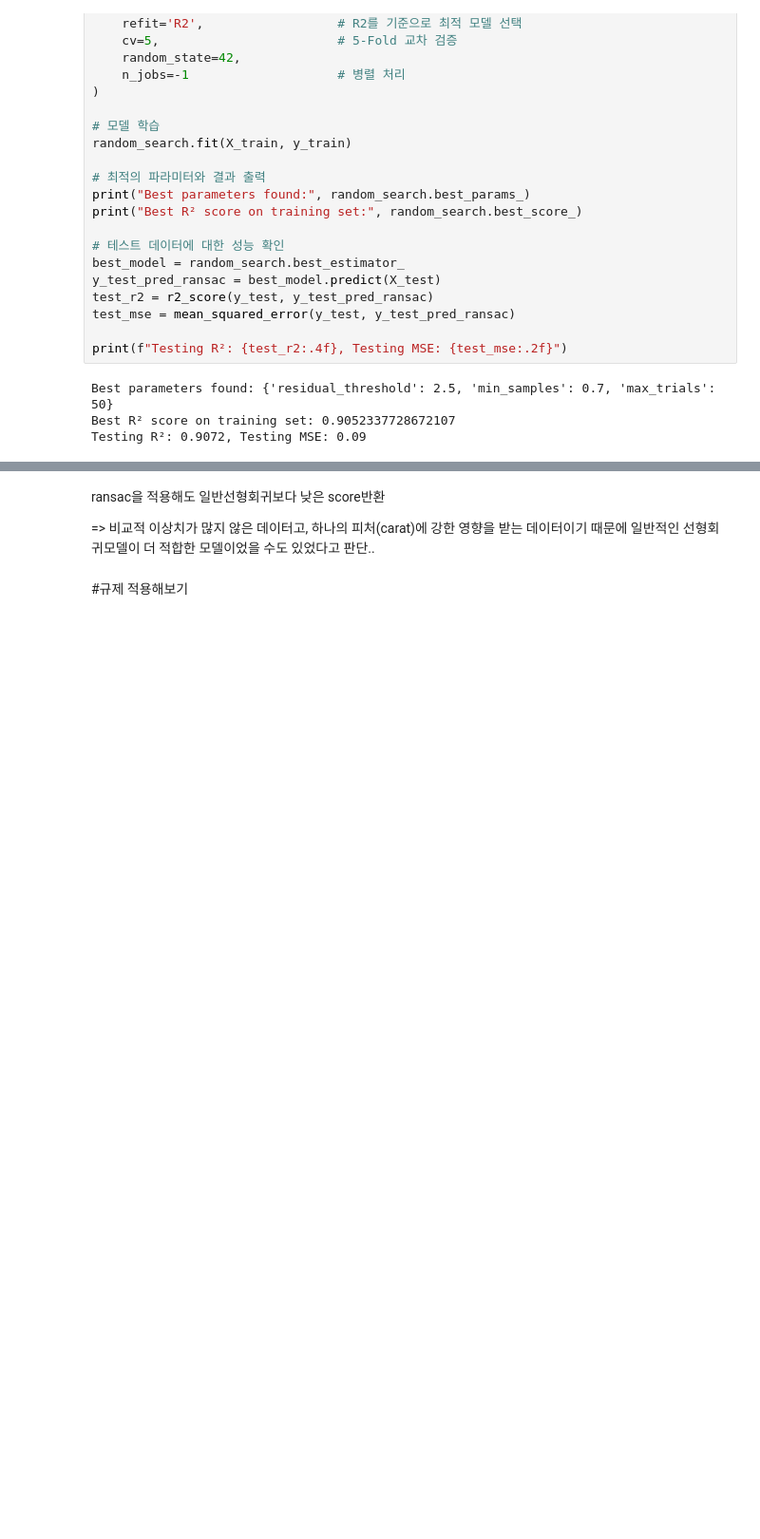
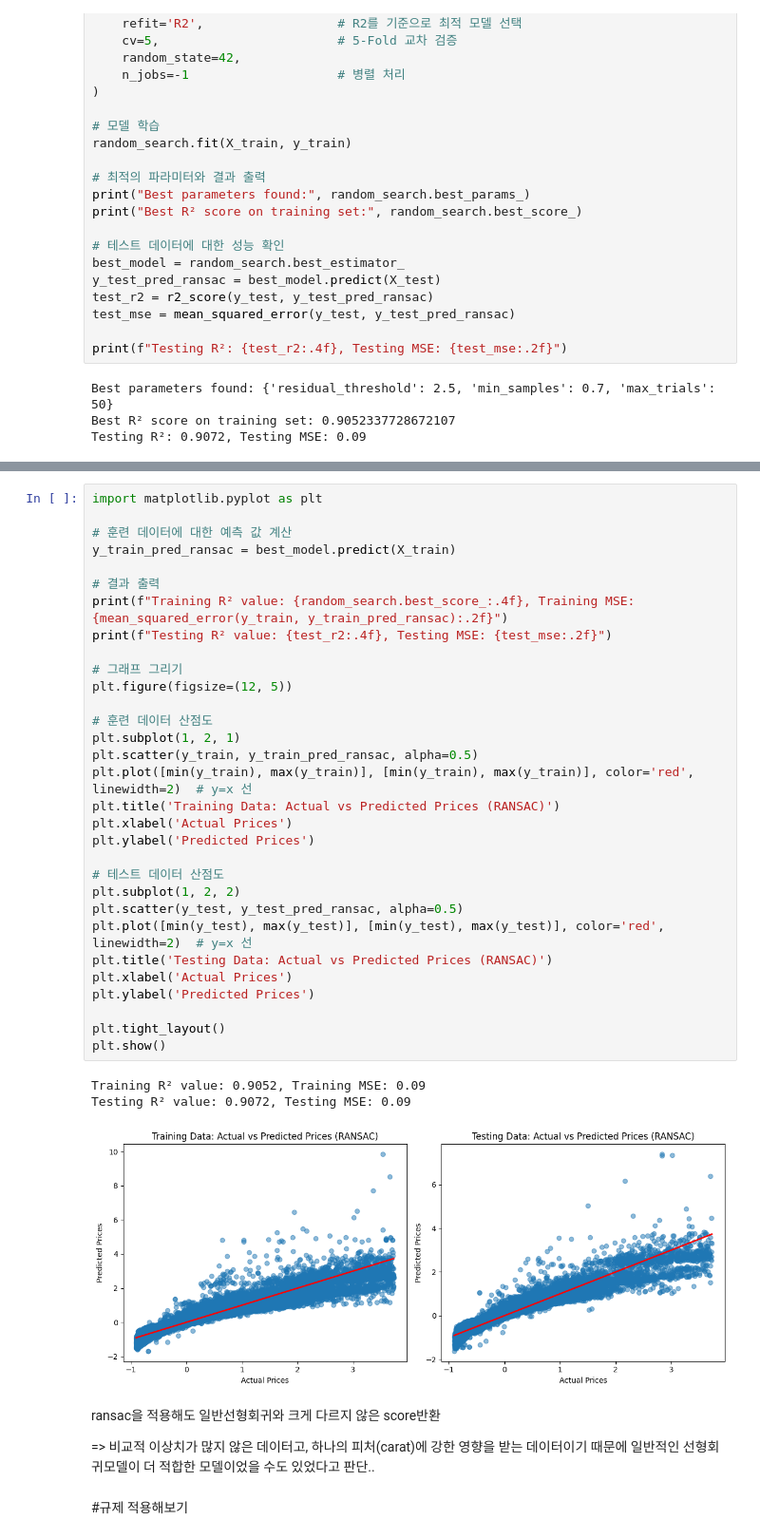
Before and after one commit to YoooonaLee/machine_learning, a Jupyter notebook: Regression.ipynb, the cells around one changed output, grey strips where cells are left out. Shown at 95% size. Drawn from its saved outputs; the diff is of its cells as text; blank space fills up the shorter version.

```diff
--- a/Regression.ipynb
+++ b/Regression.ipynb
@@ -406,5 +332,40 @@ Best RANSAC Training MSE: 0.17, Testing MSE: 0.09
+# %%
+import matplotlib.pyplot as plt
+
+# 훈련 데이터에 대한 예측 값 계산
+y_train_pred_ransac = best_model.predict(X_train)
+
+# 결과 출력
+print(f"Training R² value: {random_search.best_score_:.4f}, Training MSE: {mean_squared_error(y_train, y_train_pred_ransac):.2f}")
+print(f"Testing R² value: {test_r2:.4f}, Testing MSE: {test_mse:.2f}")
+
+# 그래프 그리기
+plt.figure(figsize=(12, 5))
+
+# 훈련 데이터 산점도
+plt.subplot(1, 2, 1)
+plt.scatter(y_train, y_train_pred_ransac, alpha=0.5)
+plt.plot([min(y_train), max(y_train)], [min(y_train), max(y_train)], color='red', linewidth=2)  # y=x 선
+plt.title('Training Data: Actual vs Predicted Prices (RANSAC)')
+plt.xlabel('Actual Prices')
+plt.ylabel('Predicted Prices')
+
+# 테스트 데이터 산점도
+plt.subplot(1, 2, 2)
+plt.scatter(y_test, y_test_pred_ransac, alpha=0.5)
+plt.plot([min(y_test), max(y_test)], [min(y_test), max(y_test)], color='red', linewidth=2)  # y=x 선
+plt.title('Testing Data: Actual vs Predicted Prices (RANSAC)')
+plt.xlabel('Actual Prices')
+plt.ylabel('Predicted Prices')
+
+plt.tight_layout()
+plt.show()
+# %% [output]
+Training R² value: 0.9052, Training MSE: 0.09
+Testing R² value: 0.9072, Testing MSE: 0.09
+[figure, added]
 # %% [markdown]
-ransac을 적용해도 일반선형회귀보다 낮은 score반환
+ransac을 적용해도 일반선형회귀와 크게 다르지 않은  score반환
 
 => 비교적 이상치가 많지 않은 데이터고,
 하나의 피처(carat)에 강한 영향을 받는 데이터이기 때문에 일반적인 선형회귀모델이 더 적합한 모델이었을 수도 있었다고 판단..
```
Also changed, not shown: parts of 13 cells of this notebook.
